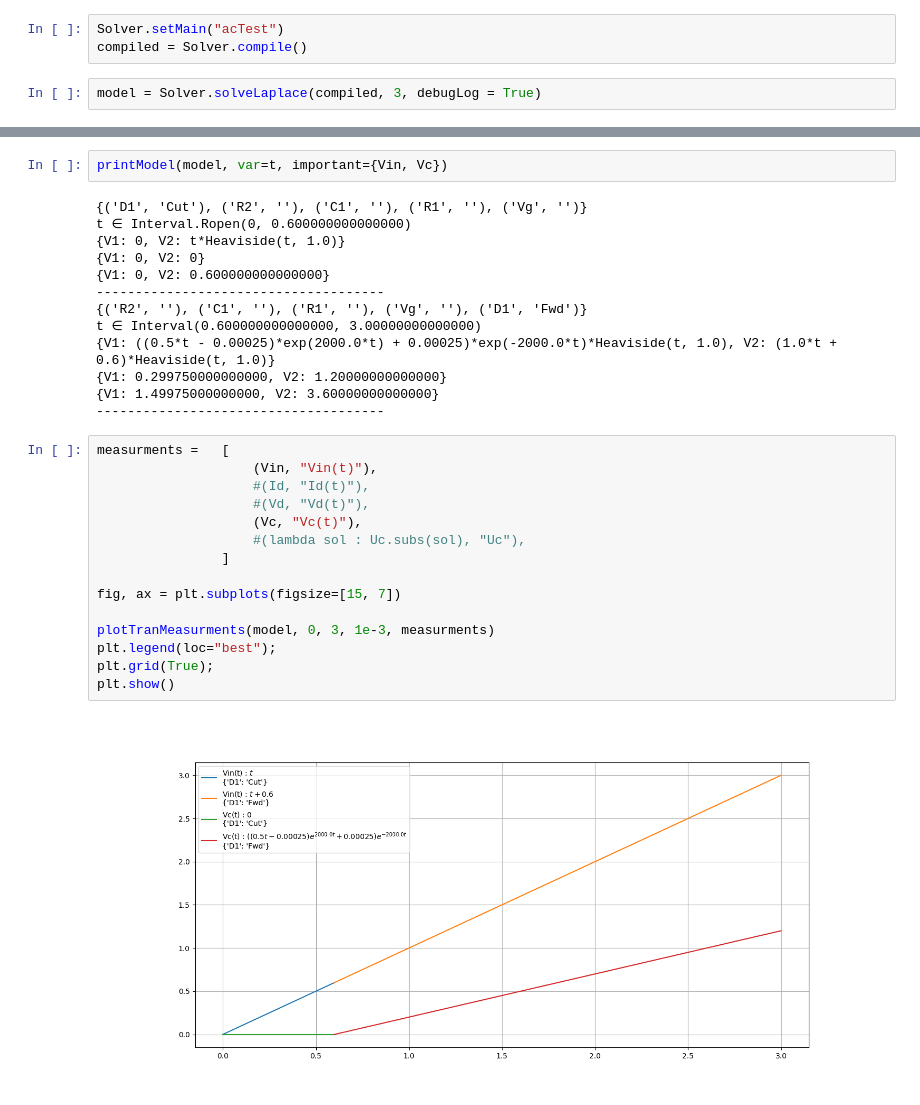
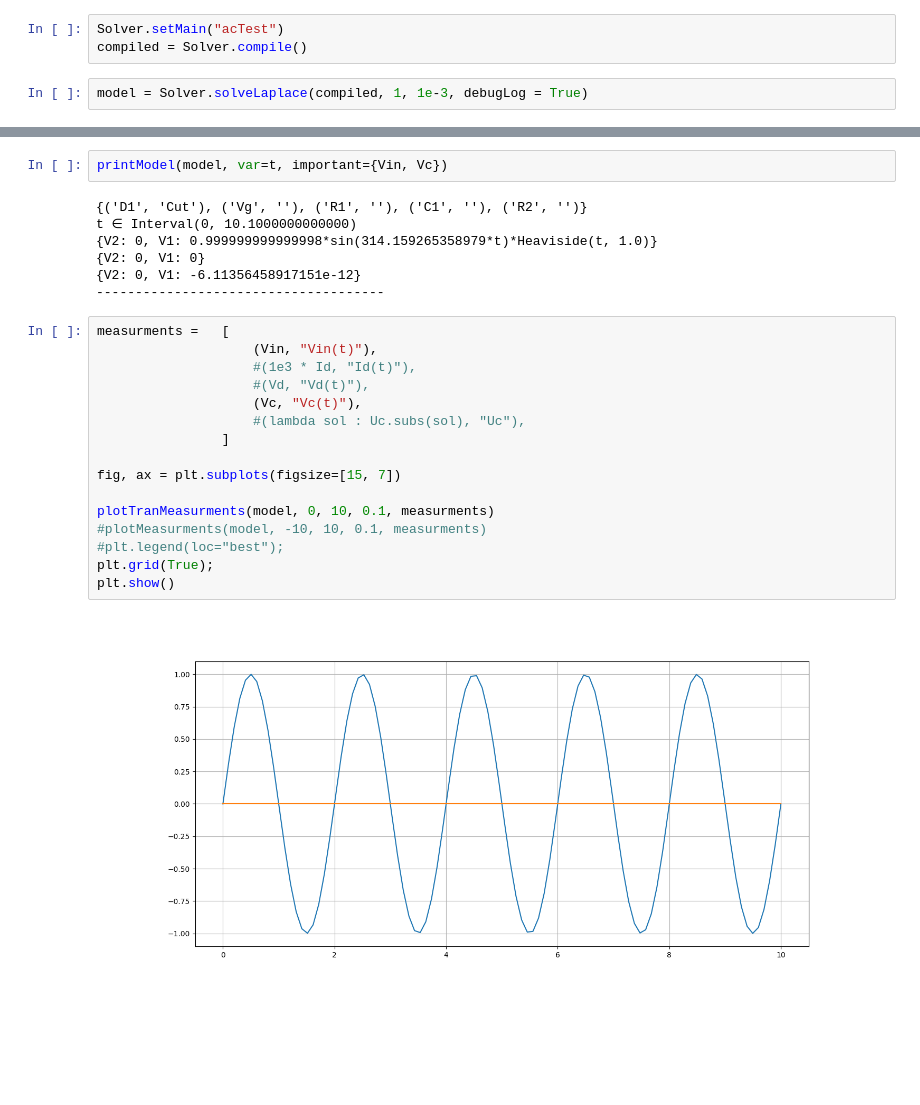
Before and after one commit to Baby1991/Symbolic-Spice, a Jupyter notebook: main.ipynb, the cells around one changed output, grey strips where cells are left out. Saved outputs shown, nothing was run; the diff lists cells and outputs as text; blank space fills up the shorter version.

```diff
--- a/main.ipynb
+++ b/main.ipynb
@@ -82,5 +97,5 @@ smallSignalTest.element(
 Solver.setMain("acTest")
 compiled = Solver.compile()
 # %%
-model = Solver.solveLaplace(compiled, 3, debugLog = True)
+model = Solver.solveLaplace(compiled, 1, 1e-3, debugLog = True)
 # %% [output]
@@ -113,32 +132,27 @@ Vc = compiled["nodes"]["Vc"]
 # %%
 printModel(model, var=t, important={Vin, Vc})
 # %% [output]
-{('D1', 'Cut'), ('R2', ''), ('C1', ''), ('R1', ''), ('Vg', '')}
-t ∈ Interval.Ropen(0, 0.600000000000000)
-{V1: 0, V2: t*Heaviside(t, 1.0)}
-{V1: 0, V2: 0}
-{V1: 0, V2: 0.600000000000000}
+{('D1', 'Cut'), ('Vg', ''), ('R1', ''), ('C1', ''), ('R2', '')}
+t ∈ Interval(0, 10.1000000000000)
+{V2: 0, V1: 0.999999999999998*sin(314.159265358979*t)*Heaviside(t, 1.0)}
+{V2: 0, V1: 0}
+{V2: 0, V1: -6.11356458917151e-12}
 -------------------------------------
-{('R2', ''), ('C1', ''), ('R1', ''), ('Vg', ''), ('D1', 'Fwd')}
-t ∈ Interval(0.600000000000000, 3.00000000000000)
-{V1: ((0.5*t - 0.00025)*exp(2000.0*t) + 0.00025)*exp(-2000.0*t)*Heaviside(t, 1.0), V2: (1.0*t + 0.6)*Heaviside(t, 1.0)}
-{V1: 0.299750000000000, V2: 1.20000000000000}
-{V1: 1.49975000000000, V2: 3.60000000000000}
--------------------------------------
 # %%
 measurments =   [
                     (Vin, "Vin(t)"),
-                    #(Id, "Id(t)"),
+                    #(1e3 * Id, "Id(t)"),
                     #(Vd, "Vd(t)"),
                     (Vc, "Vc(t)"),
                     #(lambda sol : Uc.subs(sol), "Uc"),
                 ]
 
 fig, ax = plt.subplots(figsize=[15, 7])
 
-plotTranMeasurments(model, 0, 3, 1e-3, measurments)
-plt.legend(loc="best");
+plotTranMeasurments(model, 0, 10, 0.1, measurments)
+#plotMeasurments(model, -10, 10, 0.1, measurments)
+#plt.legend(loc="best");
 plt.grid(True);
 plt.show()
 # %% [output]
-[figure, old version]
+[figure, new version]
```
Also changed, not shown: parts of 6 cells of this notebook, 3 other files.
